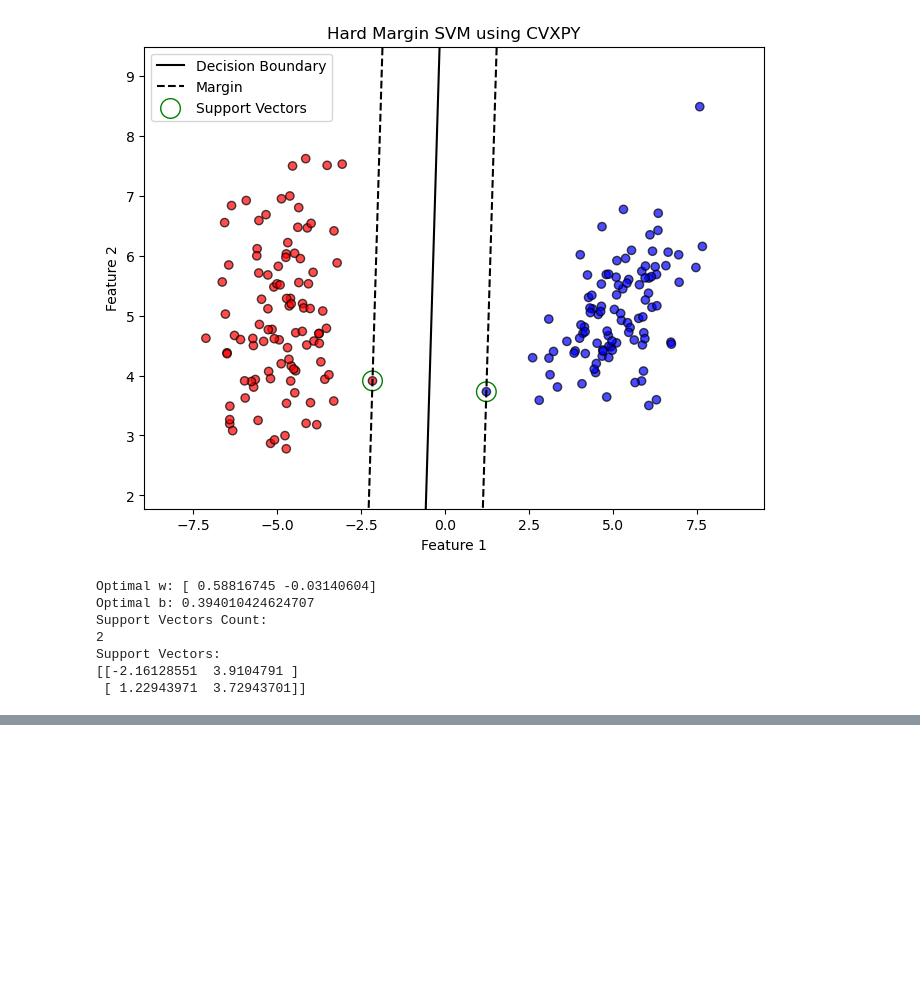
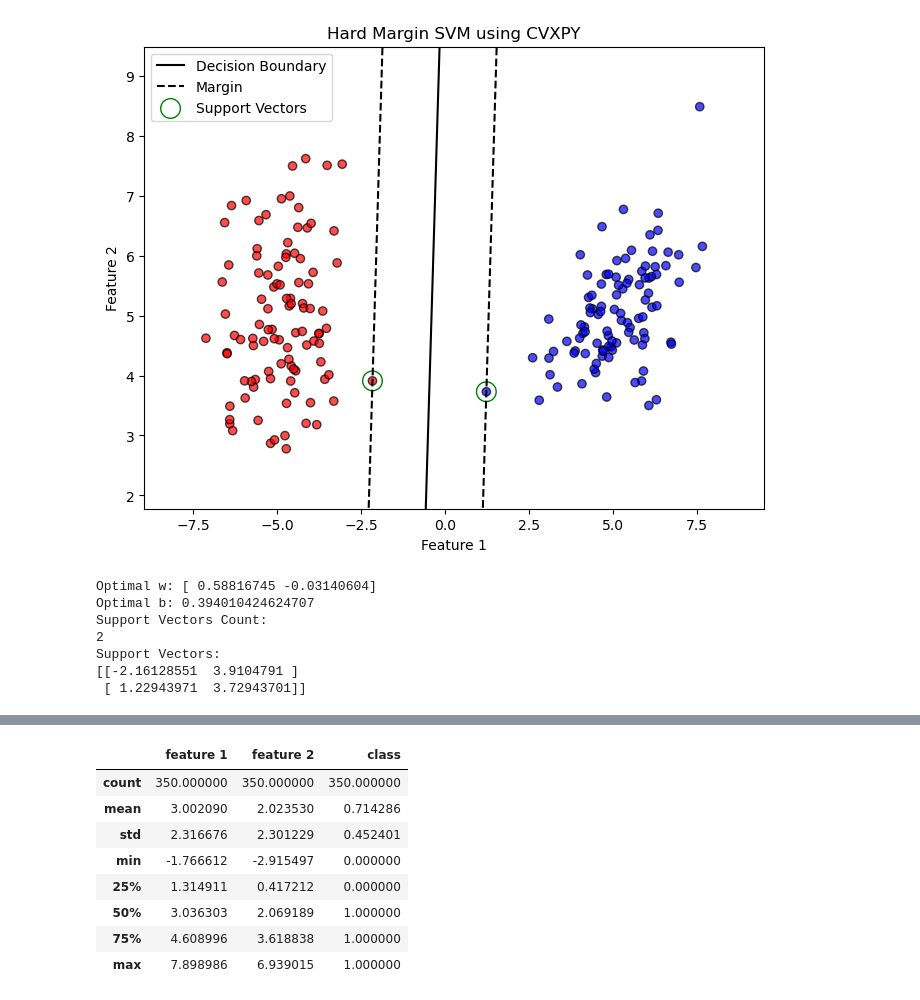
Before and after one commit to mjmousavi97/MachinLearning-TehranUni-2024, a Jupyter notebook: Projects/08 pro/src/main.ipynb, the cells around one changed output, grey strips where cells are left out. Saved outputs shown, nothing was run; the diff lists cells and outputs as text; code cells hidden in the pictures; blank space fills up the shorter version.

```diff
--- a/Projects/08 pro/src/main.ipynb
+++ b/Projects/08 pro/src/main.ipynb
@@ -152,0 +355,12 @@ Support Vectors:
+# %%
+df2.describe()
+# %% [output]
+|  | feature 1 | feature 2 | class |
+| count | 350.000000 | 350.000000 | 350.000000 |
+| mean | 3.002090 | 2.023530 | 0.714286 |
+| std | 2.316676 | 2.301229 | 0.452401 |
+| min | -1.766612 | -2.915497 | 0.000000 |
+| 25% | 1.314911 | 0.417212 | 0.000000 |
+| 50% | 3.036303 | 2.069189 | 1.000000 |
+| 75% | 4.608996 | 3.618838 | 1.000000 |
+| max | 7.898986 | 6.939015 | 1.000000 |
```
Also changed, not shown: parts of 12 cells of this notebook.
